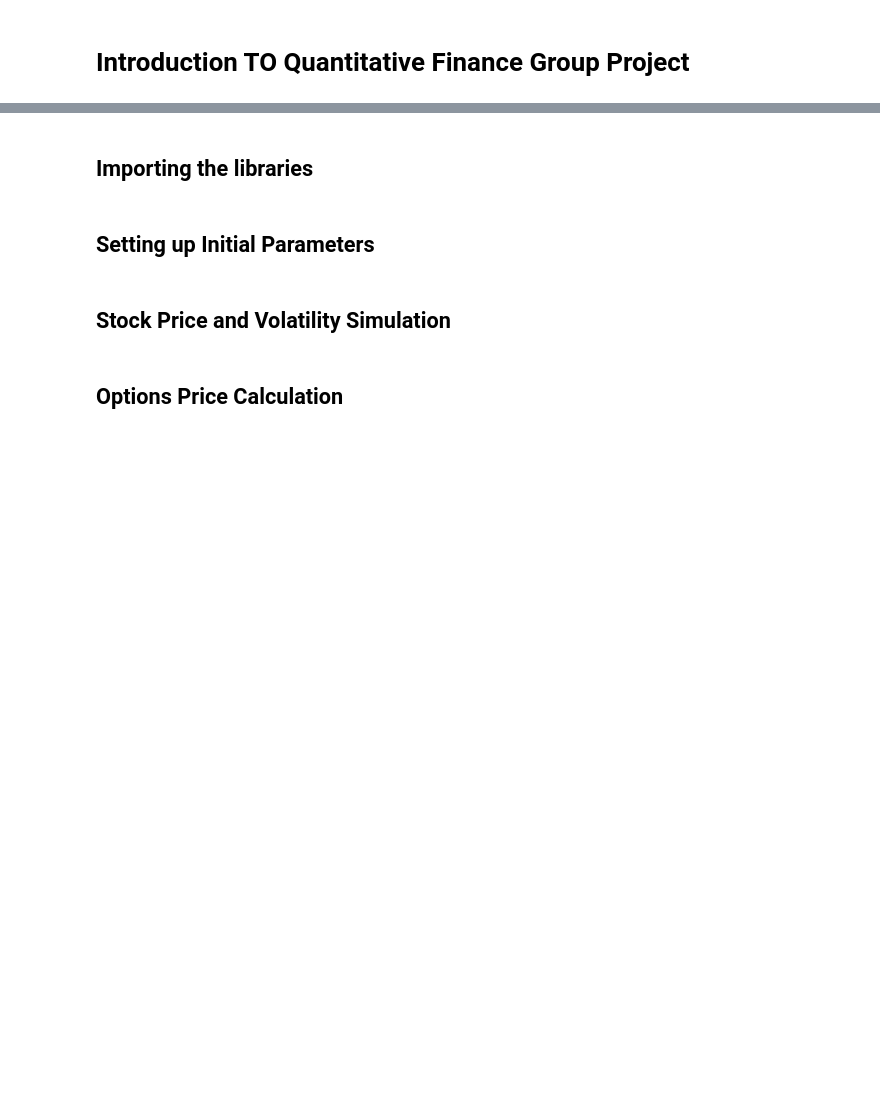
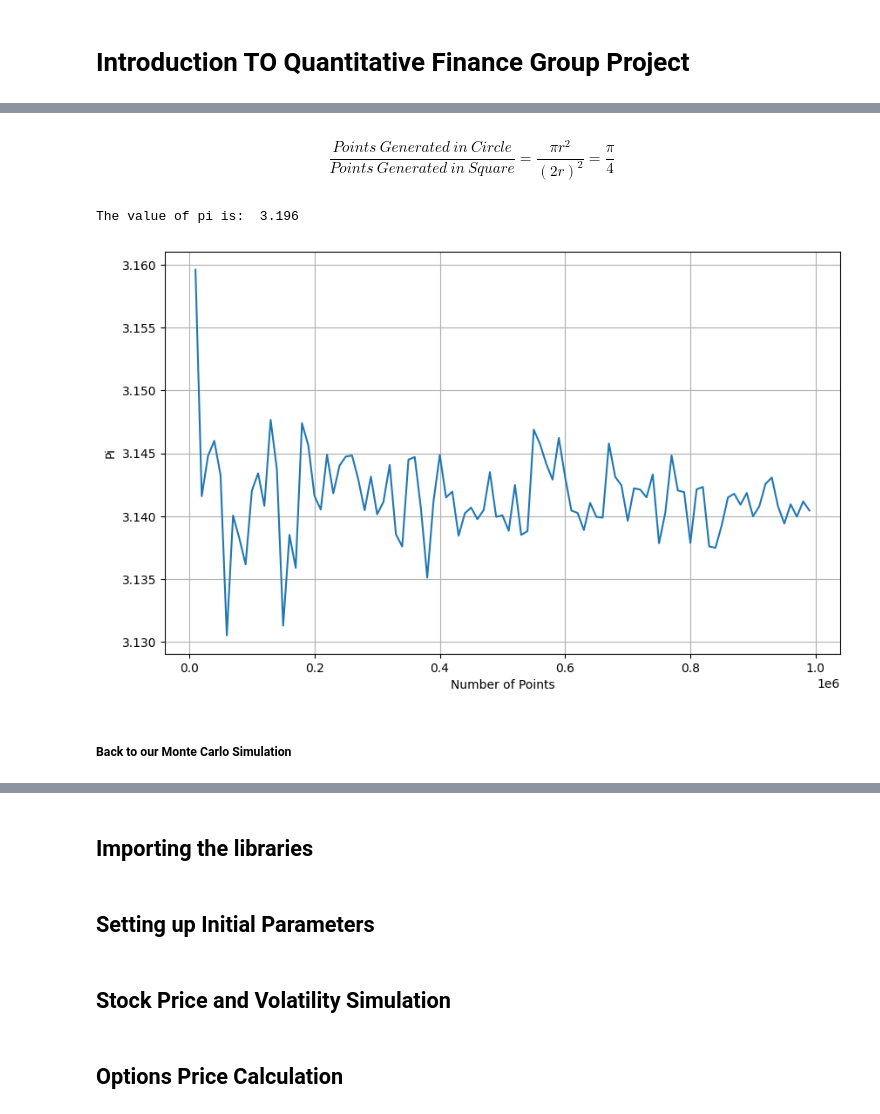
Before and after one commit to rfals/Intro-To-Quant-Finance-Project, a Jupyter notebook: FinalDeliverable.ipynb, the cells around one changed output, grey strips where cells are left out. Saved outputs shown, nothing was run; the diff lists cells and outputs as text; code cells hidden in the pictures; blank space fills up the shorter version.

```diff
--- a/FinalDeliverable.ipynb
+++ b/FinalDeliverable.ipynb
@@ -2,0 +119,30 @@
+# %% [markdown]
+$$\frac{Points\ Generated\ in\ Circle}{Points\ Generated\ in\ Square} = \frac{\pi r^2}{(2r)^2} = \frac{\pi}{4}$$
+# %%
+# Proof that the 1000 generated points converge to pi
+pi = 4*c.sum()/len(c)
+print("The value of pi is: ", pi)
+# %% [output]
+The value of pi is:  3.196
+# %%
+sample = range(10000,1000000,10000)
+piConverge = []
+center = np.array([[0.5,0.5]])
+r = 0.5
+for i in sample:
+    x = np.random.rand(i,2)
+
+    c = ((((x - center)**2).sum(axis=1))**0.5 <= r)
+    pi = (c.sum()/i)*4
+    piConverge.append(pi)
+# %%
+# Graphical representation of the convergence of pi to 3.14159
+plt.figure(figsize=(10,6))
+plt.plot(sample,piConverge)
+plt.xlabel("Number of Points")
+plt.ylabel("Pi")
+plt.grid()
+# %% [output]
+[figure, added]
+# %% [markdown]
+##### Back to our Monte Carlo Simulation
```
Also changed, not shown: parts of 19 cells of this notebook.
